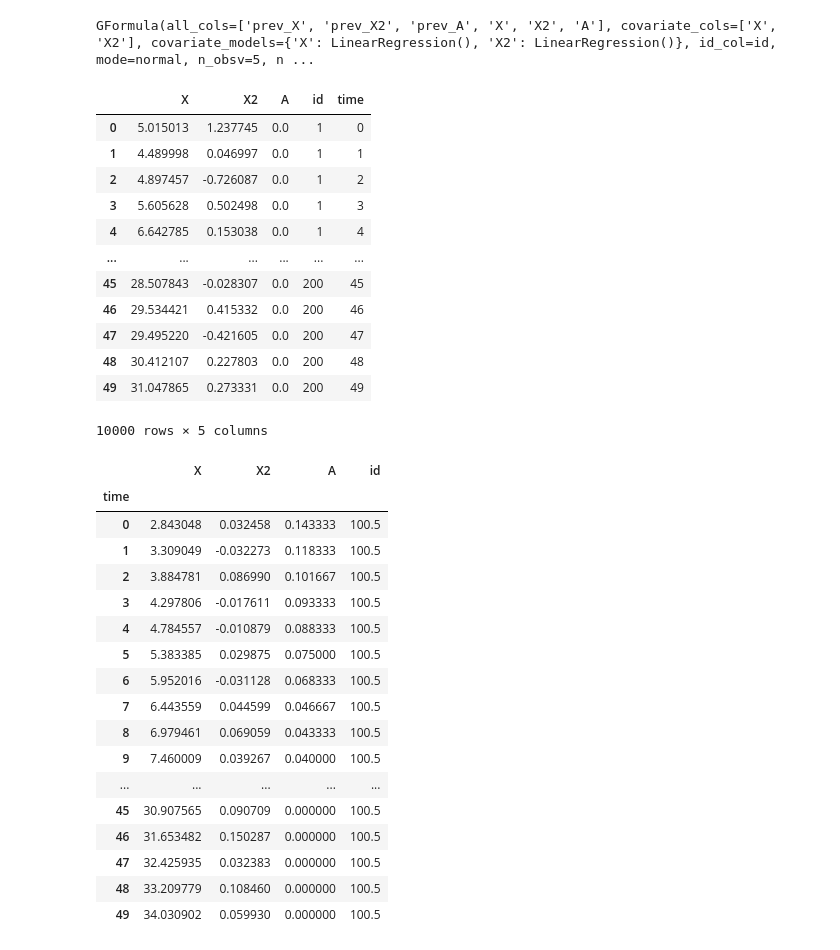
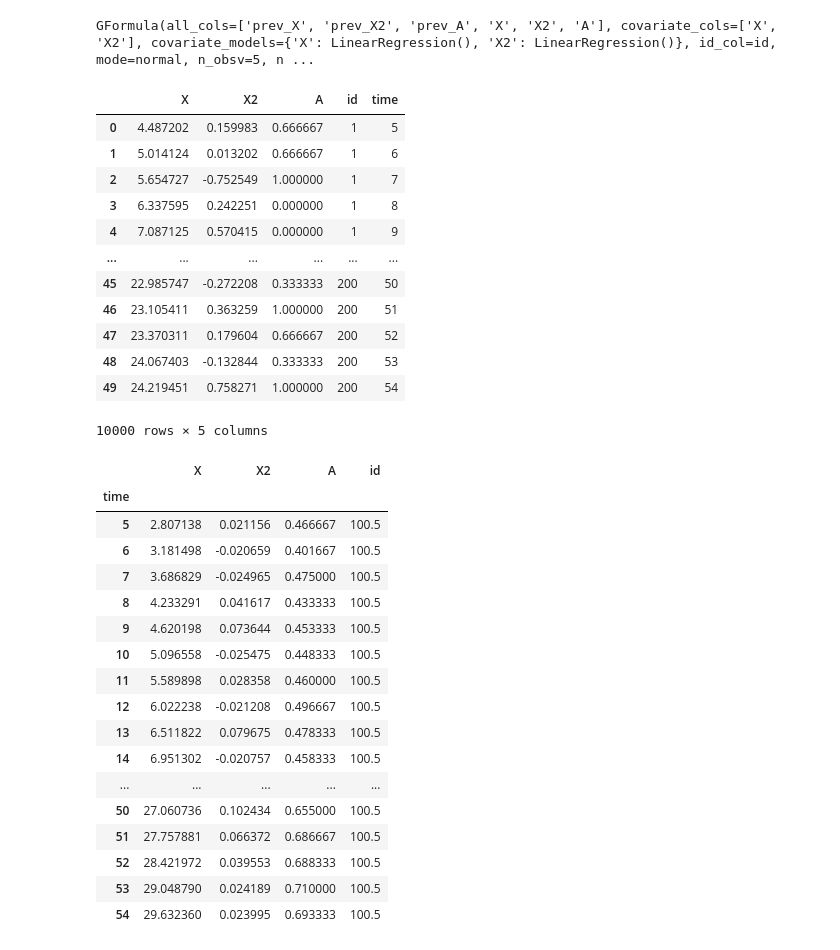
Before and after one commit to BiomedSciAI/causallib, a Jupyter notebook: examples/gformula.ipynb, the cells around one changed output. Saved outputs shown, nothing was run; the diff lists cells and outputs as text; code cells hidden in the pictures.

```diff
--- a/examples/gformula.ipynb
+++ b/examples/gformula.ipynb
@@ -68,28 +67,30 @@ gFormula.fit(X, a, t=None, y=None)
 # %% [output]
 GFormula(all_cols=['prev_X', 'prev_X2', 'prev_A', 'X', 'X2', 'A'], covariate_cols=['X', 'X2'], covariate_models={'X': LinearRegression(), 'X2': LinearRegression()}, id_col=id, mode=normal, n_obsv=5, n ...
 # %%
+# treatment_strategy = CFBernoulli()
+treatment_strategy = Observational(None)
 a = df_obs[['id', 'A']]
 est_outcome = gFormula.estimate_individual_outcome(
                                                     X,
                                                     a,
                                                     t=None,
                                                     y=None,
                                                     treatment_strategy=treatment_strategy
                                                 )
 est_outcome
 # %% [output]
 |  | X | X2 | A | id | time |
-| 0 | 5.015013 | 1.237745 | 0.0 | 1 | 0 |
-| 1 | 4.489998 | 0.046997 | 0.0 | 1 | 1 |
-| 2 | 4.897457 | -0.726087 | 0.0 | 1 | 2 |
-| 3 | 5.605628 | 0.502498 | 0.0 | 1 | 3 |
-| 4 | 6.642785 | 0.153038 | 0.0 | 1 | 4 |
+| 0 | 4.487202 | 0.159983 | 0.666667 | 1 | 5 |
+| 1 | 5.014124 | 0.013202 | 0.666667 | 1 | 6 |
+| 2 | 5.654727 | -0.752549 | 1.000000 | 1 | 7 |
+| 3 | 6.337595 | 0.242251 | 0.000000 | 1 | 8 |
+| 4 | 7.087125 | 0.570415 | 0.000000 | 1 | 9 |
 | ... | ... | ... | ... | ... | ... |
-| 45 | 28.507843 | -0.028307 | 0.0 | 200 | 45 |
-| 46 | 29.534421 | 0.415332 | 0.0 | 200 | 46 |
-| 47 | 29.495220 | -0.421605 | 0.0 | 200 | 47 |
-| 48 | 30.412107 | 0.227803 | 0.0 | 200 | 48 |
-| 49 | 31.047865 | 0.273331 | 0.0 | 200 | 49 |
+| 45 | 22.985747 | -0.272208 | 0.333333 | 200 | 50 |
+| 46 | 23.105411 | 0.363259 | 1.000000 | 200 | 51 |
+| 47 | 23.370311 | 0.179604 | 0.666667 | 200 | 52 |
+| 48 | 24.067403 | -0.132844 | 0.333333 | 200 | 53 |
+| 49 | 24.219451 | 0.758271 | 1.000000 | 200 | 54 |
 10000 rows × 5 columns
 # %%
 a = df_obs[['id', 'A']]
@@ -98,19 +99,19 @@ pop_outcome
 # %% [output]
 |  | X | X2 | A | id |
 | time |  |  |  |  |
-| 0 | 2.843048 | 0.032458 | 0.143333 | 100.5 |
-| 1 | 3.309049 | -0.032273 | 0.118333 | 100.5 |
-| 2 | 3.884781 | 0.086990 | 0.101667 | 100.5 |
-| 3 | 4.297806 | -0.017611 | 0.093333 | 100.5 |
-| 4 | 4.784557 | -0.010879 | 0.088333 | 100.5 |
-| 5 | 5.383385 | 0.029875 | 0.075000 | 100.5 |
-| 6 | 5.952016 | -0.031128 | 0.068333 | 100.5 |
-| 7 | 6.443559 | 0.044599 | 0.046667 | 100.5 |
-| 8 | 6.979461 | 0.069059 | 0.043333 | 100.5 |
-| 9 | 7.460009 | 0.039267 | 0.040000 | 100.5 |
+| 5 | 2.807138 | 0.021156 | 0.466667 | 100.5 |
+| 6 | 3.181498 | -0.020659 | 0.401667 | 100.5 |
+| 7 | 3.686829 | -0.024965 | 0.475000 | 100.5 |
+| 8 | 4.233291 | 0.041617 | 0.433333 | 100.5 |
+| 9 | 4.620198 | 0.073644 | 0.453333 | 100.5 |
+| 10 | 5.096558 | -0.025475 | 0.448333 | 100.5 |
+| 11 | 5.589898 | 0.028358 | 0.460000 | 100.5 |
+| 12 | 6.022238 | -0.021208 | 0.496667 | 100.5 |
+| 13 | 6.511822 | 0.079675 | 0.478333 | 100.5 |
+| 14 | 6.951302 | -0.020757 | 0.458333 | 100.5 |
 | ... | ... | ... | ... | ... |
-| 45 | 30.907565 | 0.090709 | 0.000000 | 100.5 |
-| 46 | 31.653482 | 0.150287 | 0.000000 | 100.5 |
-| 47 | 32.425935 | 0.032383 | 0.000000 | 100.5 |
-| 48 | 33.209779 | 0.108460 | 0.000000 | 100.5 |
-| 49 | 34.030902 | 0.059930 | 0.000000 | 100.5 |
+| 50 | 27.060736 | 0.102434 | 0.655000 | 100.5 |
+| 51 | 27.757881 | 0.066372 | 0.686667 | 100.5 |
+| 52 | 28.421972 | 0.039553 | 0.688333 | 100.5 |
+| 53 | 29.048790 | 0.024189 | 0.710000 | 100.5 |
+| 54 | 29.632360 | 0.023995 | 0.693333 | 100.5 |
```
Also changed, not shown: parts of 8 cells of this notebook, 2 other files.
